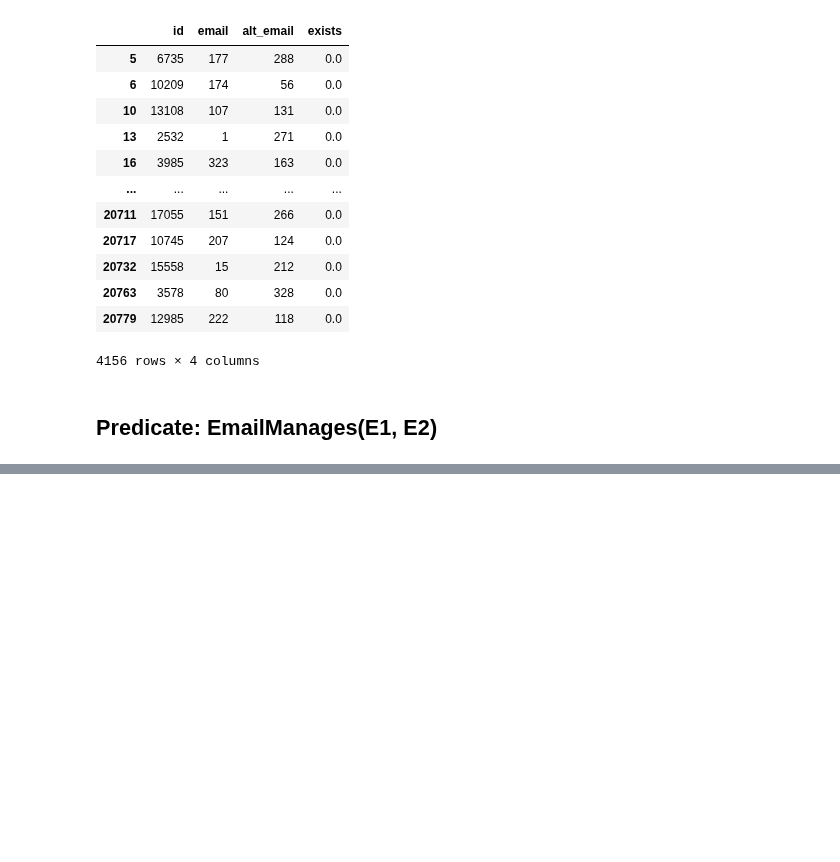
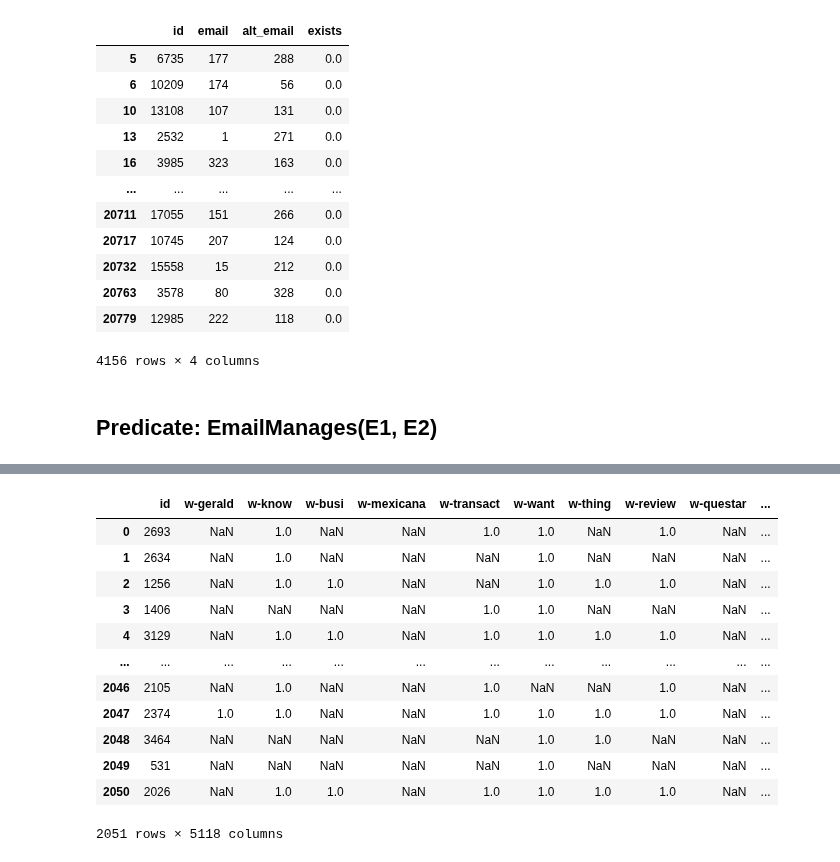
Before and after one commit to linqs/collective-graph-identification, a Jupyter notebook: scripts/Data Refactor.ipynb, the cells around one changed output, grey strips where cells are left out. Cells and saved outputs as stored; diff of their text form; code cells hidden in the pictures; blank space fills up the shorter version.

Commit message:
Finished parsing out the data for the base model.

```diff
--- a/scripts/Data Refactor.ipynb
+++ b/scripts/Data Refactor.ipynb
@@ -506,0 +508,16 @@ manager_edges_targets
+# %%
+# Load in the ground truth for email-submgr.
+# need to rename one of the columns due to key collision
+# use copy for safety
+!cp ../c3/namata-kdd11-data/enron/enron-samples-lowunk/outputgraph/enron.UNDIRECTED.email-submgr.tab .
+# FIXME: this is tainting the column names
+!sed -i 's/\temail/\tsubordinate_email/2g' enron.UNDIRECTED.email-submgr.tab
+
+ground_truth_manager_edges = load_table('enron.UNDIRECTED.email-submgr.tab')
+
+# FIXME: can probably omit this line
+ground_truth_manager_edges.drop('NOTEXIST,EXIST', axis=1, inplace=True)
+
+resolve_column_type(ground_truth_manager_edges)
+
+ground_truth_manager_edges.dtypes
@@ -506,0 +538,16 @@ manager_edges_targets
+# %%
+ground_truth_manager_edges
+# %% [output]
+|  | id | w-gerald | w-know | w-busi | w-mexicana | w-transact | w-want | w-thing | w-review | w-questar | ... |
+| 0 | 2693 | NaN | 1.0 | NaN | NaN | 1.0 | 1.0 | NaN | 1.0 | NaN | ... |
+| 1 | 2634 | NaN | 1.0 | NaN | NaN | NaN | 1.0 | NaN | NaN | NaN | ... |
+| 2 | 1256 | NaN | 1.0 | 1.0 | NaN | NaN | 1.0 | 1.0 | 1.0 | NaN | ... |
+| 3 | 1406 | NaN | NaN | NaN | NaN | 1.0 | 1.0 | NaN | NaN | NaN | ... |
+| 4 | 3129 | NaN | 1.0 | 1.0 | NaN | 1.0 | 1.0 | 1.0 | 1.0 | NaN | ... |
+| ... | ... | ... | ... | ... | ... | ... | ... | ... | ... | ... | ... |
+| 2046 | 2105 | NaN | 1.0 | NaN | NaN | 1.0 | NaN | NaN | 1.0 | NaN | ... |
+| 2047 | 2374 | 1.0 | 1.0 | NaN | NaN | 1.0 | 1.0 | 1.0 | 1.0 | NaN | ... |
+| 2048 | 3464 | NaN | NaN | NaN | NaN | NaN | 1.0 | 1.0 | NaN | NaN | ... |
+| 2049 | 531 | NaN | NaN | NaN | NaN | NaN | 1.0 | NaN | NaN | NaN | ... |
+| 2050 | 2026 | NaN | 1.0 | 1.0 | NaN | 1.0 | 1.0 | 1.0 | 1.0 | NaN | ... |
+2051 rows × 5118 columns
```
Also changed, not shown: parts of 19 cells of this notebook.
